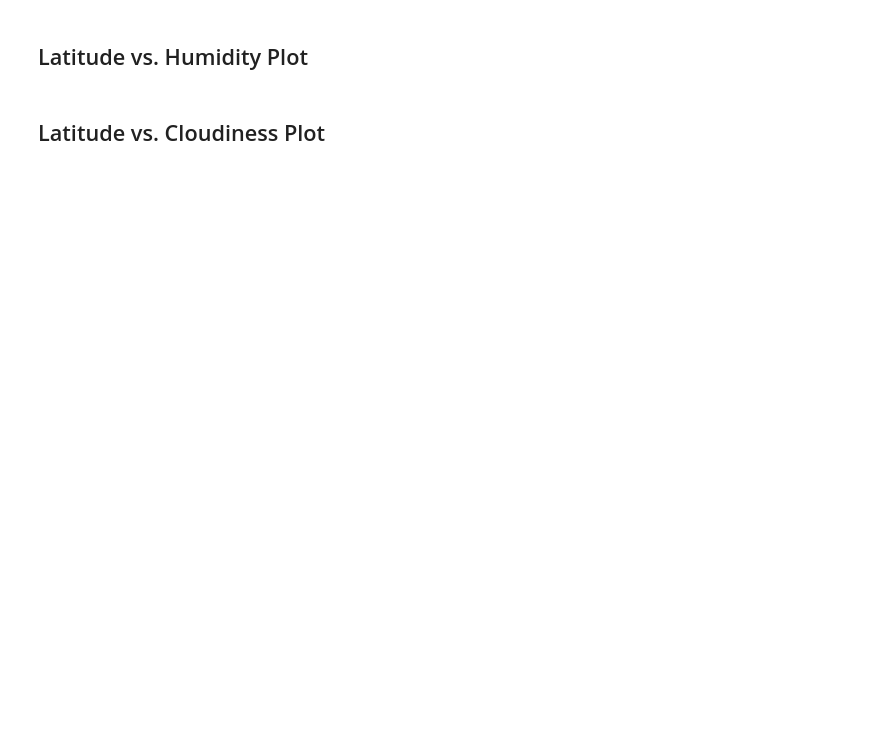
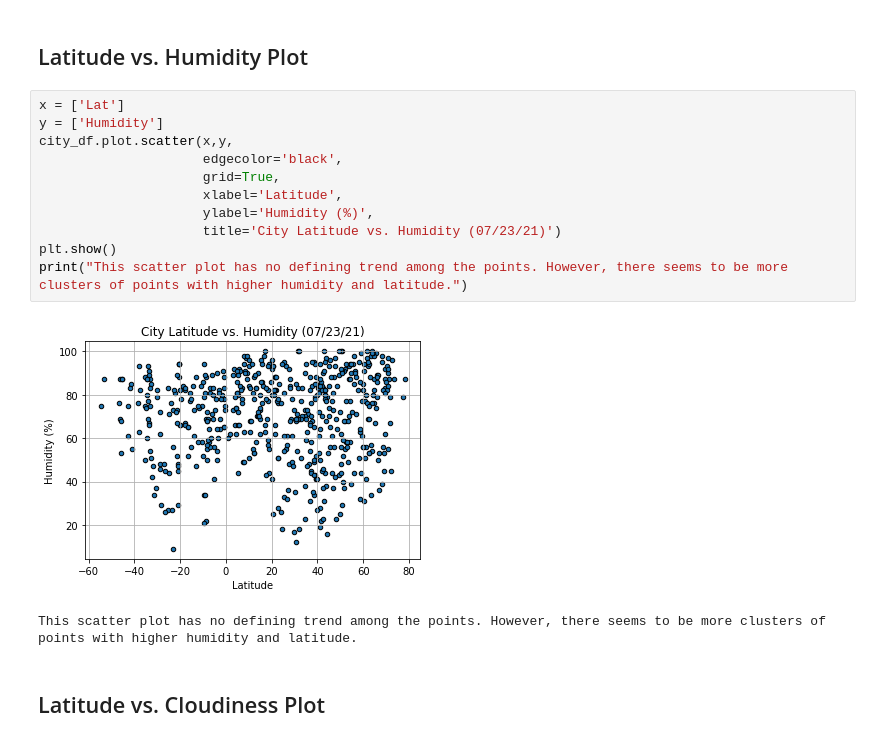
Before and after one commit to shiek333/python-api-challenge, a Jupyter notebook: Analysis/WeatherPy.ipynb, the cells around one changed output. Saved outputs shown, nothing was run; the diff lists cells and outputs as text; blank space fills up the shorter version.

```diff
--- a/Analysis/WeatherPy.ipynb
+++ b/Analysis/WeatherPy.ipynb
@@ -164,4 +174,18 @@ Skip this step if there are no cities that have humidity > 100%.
 # %% [markdown]
 ## Latitude vs. Humidity Plot
+# %%
+x = ['Lat']
+y = ['Humidity']
+city_df.plot.scatter(x,y,
+                     edgecolor='black',
+                     grid=True,
+                     xlabel='Latitude',
+                     ylabel='Humidity (%)',
+                     title='City Latitude vs. Humidity (07/23/21)')
+plt.show()
+print("This scatter plot has no defining trend among the points. However, there seems to be more clusters of points with higher humidity and latitude.")
+# %% [output]
+[figure, added]
+This scatter plot has no defining trend among the points. However, there seems to be more clusters of points with higher humidity and latitude.
 # %% [markdown]
 ## Latitude vs. Cloudiness Plot
```
Also changed, not shown: parts of 8 cells of this notebook.
